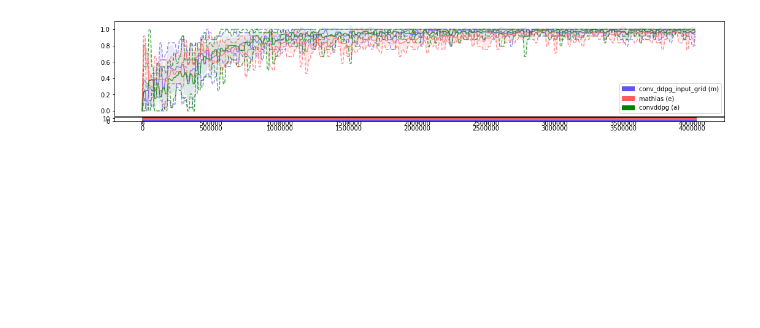
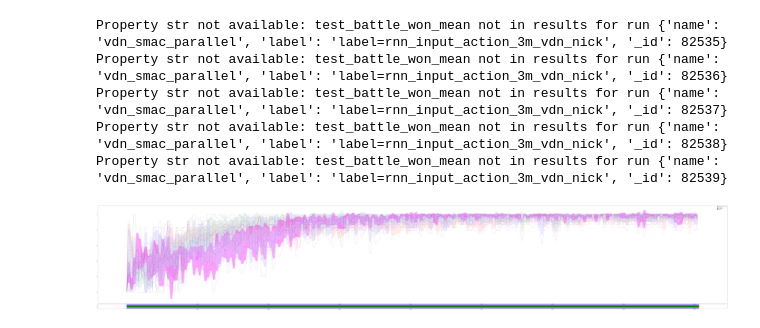
Before and after one commit to nicholasburden/pymarl, a Jupyter notebook: analysis/analysis.ipynb, the cells around one changed output. Cells and saved outputs as stored; diff of their text form; code cells hidden in the pictures; blank space fills up the shorter version.

```diff
--- a/analysis/analysis.ipynb
+++ b/analysis/analysis.ipynb
@@ -19,6 +19,12 @@ print(data__mathias_3m)
 
 data__conv_ddpg_3m = mongo_central.get_name_label_names("", "conv_ddpg_3m_vdn_nick")
 print(data__conv_ddpg_3m)
+
+data__rnn_3m = mongo_central.get_name_label_names("", "rnn_3m_vdn_nick")
+print(data__rnn_3m)
+
+data__rnn_input_action_3m = mongo_central.get_name_label_names("", "label=rnn_input_action_3m_vdn_nick")
+print(data__rnn_input_action_3m)
 # %% [output]
 Done Loading...
 {'bundle1': [{'name': 'conv_ddpg_input_grid_3m_vdn_nick', 'label': 'conv_ddpg_input_grid_3m_vdn_nick', '_id': 82302}, {'name': 'conv_ddpg_input_grid_3m_vdn_nick', 'label': 'conv_ddpg_input_grid_3m_vdn ...
@@ -29,13 +39,20 @@ Done Loading...
 # %%
 
 
 bavg = bundle_average(mongo_central,
                       [("conv_ddpg_input_grid", data__conv_ddpg_input_grid_3m, "test_battle_won_mean", "test_battle_won_mean_T"),
                       ("mathias", data__mathias_3m, "test_battle_won_mean", "test_battle_won_mean_T"),
-                      ("convddpg", data__conv_ddpg_3m, "test_battle_won_mean", "test_battle_won_mean_T")],
+                      ("convddpg", data__conv_ddpg_3m, "test_battle_won_mean", "test_battle_won_mean_T"),
+                      ("rnn", data__rnn_3m, "test_battle_won_mean", "test_battle_won_mean_T"),
+                      ("rnn_input_action", data__rnn_input_action_3m, "test_battle_won_mean", "test_battle_won_mean_T")],
                       no_fails=True,
                       window=20000)
 a = plot_bundle_avgs(bavg,
-                     figsize=(20,3))
+                     figsize=(200,30))
 # %% [output]
+Property str not available: test_battle_won_mean not in results for run {'name': 'vdn_smac_parallel', 'label': 'label=rnn_input_action_3m_vdn_nick', '_id': 82535}
+Property str not available: test_battle_won_mean not in results for run {'name': 'vdn_smac_parallel', 'label': 'label=rnn_input_action_3m_vdn_nick', '_id': 82536}
+Property str not available: test_battle_won_mean not in results for run {'name': 'vdn_smac_parallel', 'label': 'label=rnn_input_action_3m_vdn_nick', '_id': 82537}
+Property str not available: test_battle_won_mean not in results for run {'name': 'vdn_smac_parallel', 'label': 'label=rnn_input_action_3m_vdn_nick', '_id': 82538}
+Property str not available: test_battle_won_mean not in results for run {'name': 'vdn_smac_parallel', 'label': 'label=rnn_input_action_3m_vdn_nick', '_id': 82539}
-[figure, old version]
+[figure, new version]
```
Also changed, not shown: parts of 1 cell of this notebook, 2 other files.
